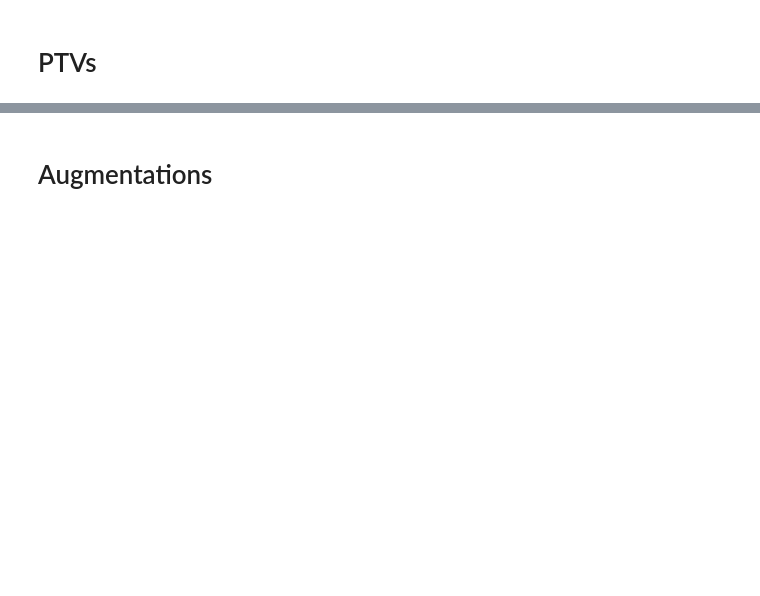
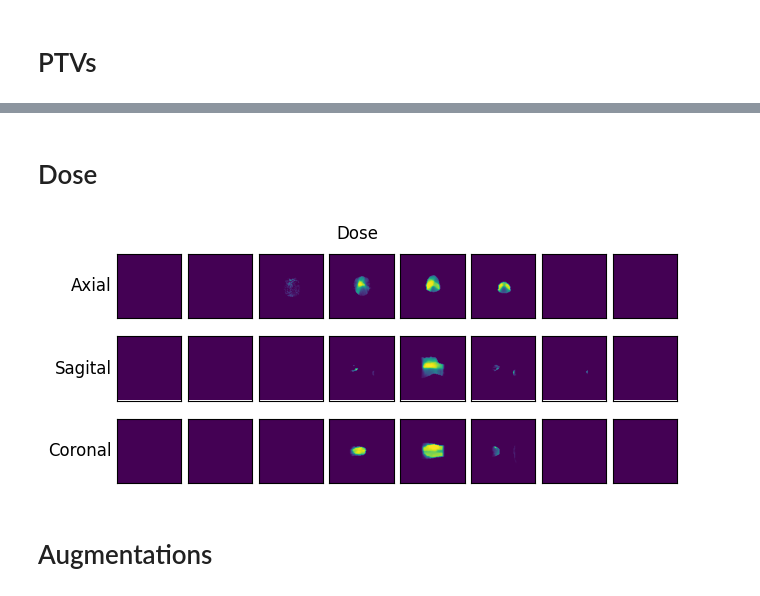
Before and after one commit to oxkitsune/DL2, a Jupyter notebook: data_visualization.ipynb, the cells around one changed output, grey strips where cells are left out. Cells and saved outputs as stored; diff of their text form; code cells hidden in the pictures; blank space fills up the shorter version.

```diff
--- a/data_visualization.ipynb
+++ b/data_visualization.ipynb
@@ -166,2 +101,9 @@ NameError: name 'np' is not defined
+# %% [markdown]
+# Dose
+# %%
+scan = np.squeeze(batch["dose"])[:,:,:].cpu()
+plot_views(scan, "Dose")
+# %% [output]
+[figure, added]
 # %% [markdown]
 # Augmentations
```
Also changed, not shown: parts of 8 cells of this notebook, 6 other files.
